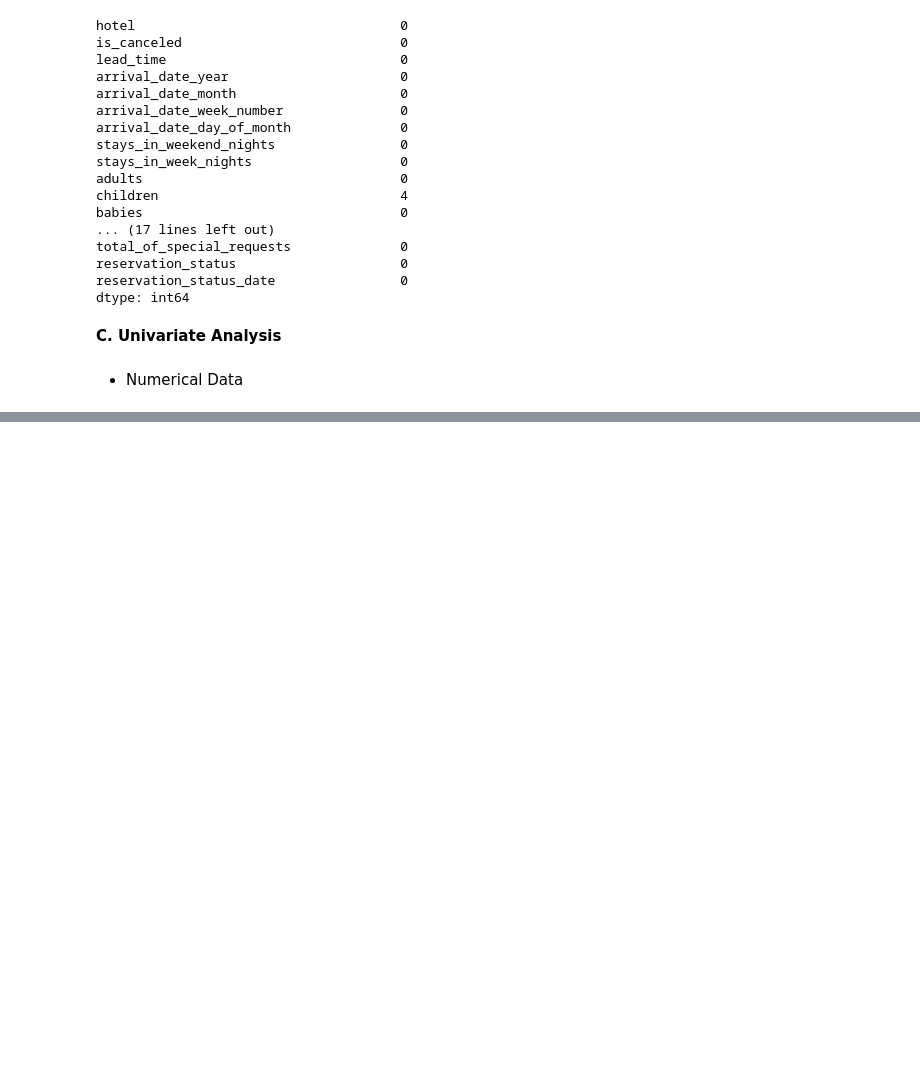
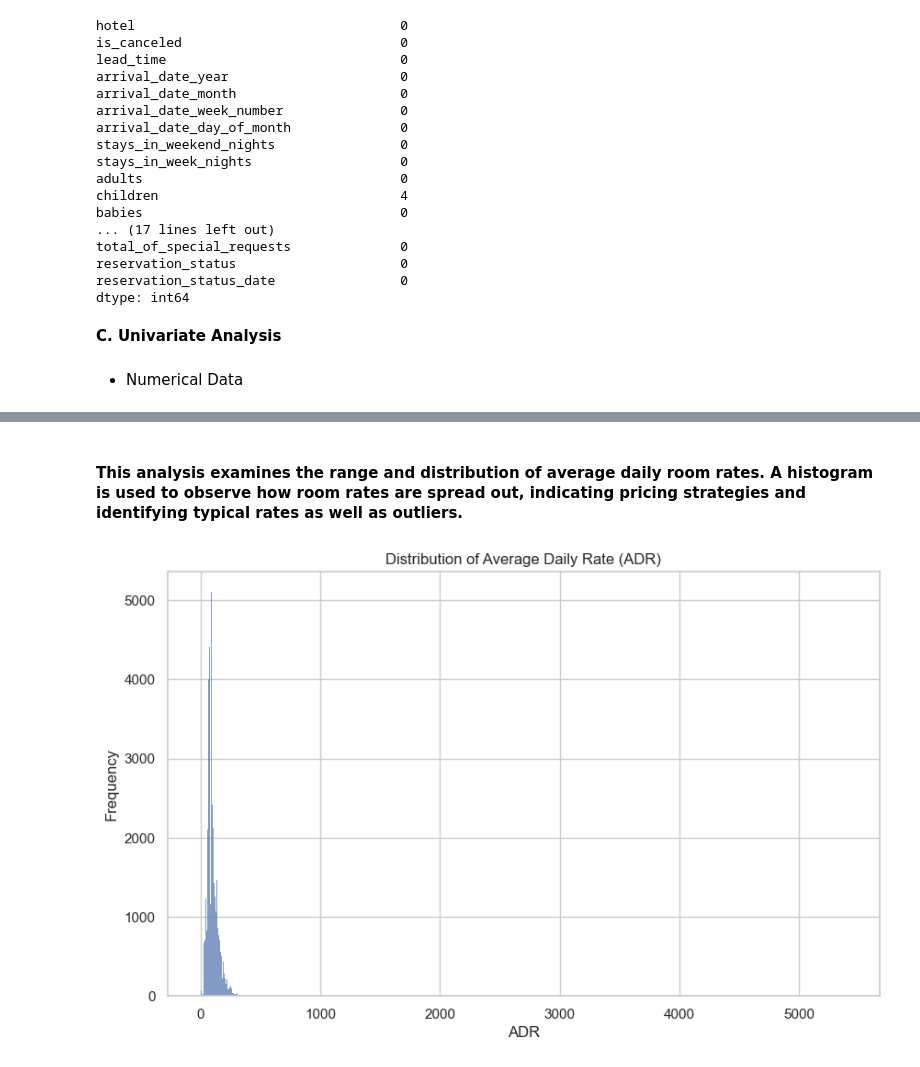
Before and after one commit to cmps460s24/mp-t9-amar-mohamed-osama-salman, a Jupyter notebook: project_new/project.ipynb, the cells around one changed output, grey strips where cells are left out. Cells and saved outputs as stored; diff of their text form; code cells hidden in the pictures; blank space fills up the shorter version.

```diff
--- a/project_new/project.ipynb
+++ b/project_new/project.ipynb
@@ -381,0 +352,12 @@ plt.show()
+# %% [markdown]
+#### This analysis examines the range and distribution of average daily room rates. A histogram is used to observe how room rates are spread out, indicating pricing strategies and identifying typical rates as well as outliers.
+# %%
+# Plot for Average Daily Rate (ADR)
+plt.figure(figsize=(10, 6))
+sns.histplot(df['adr'], kde=False)
+plt.title('Distribution of Average Daily Rate (ADR)')
+plt.xlabel('ADR')
+plt.ylabel('Frequency')
+plt.show()
+# %% [output]
+[figure, added]
```
Also changed, not shown: parts of 15 cells of this notebook.
